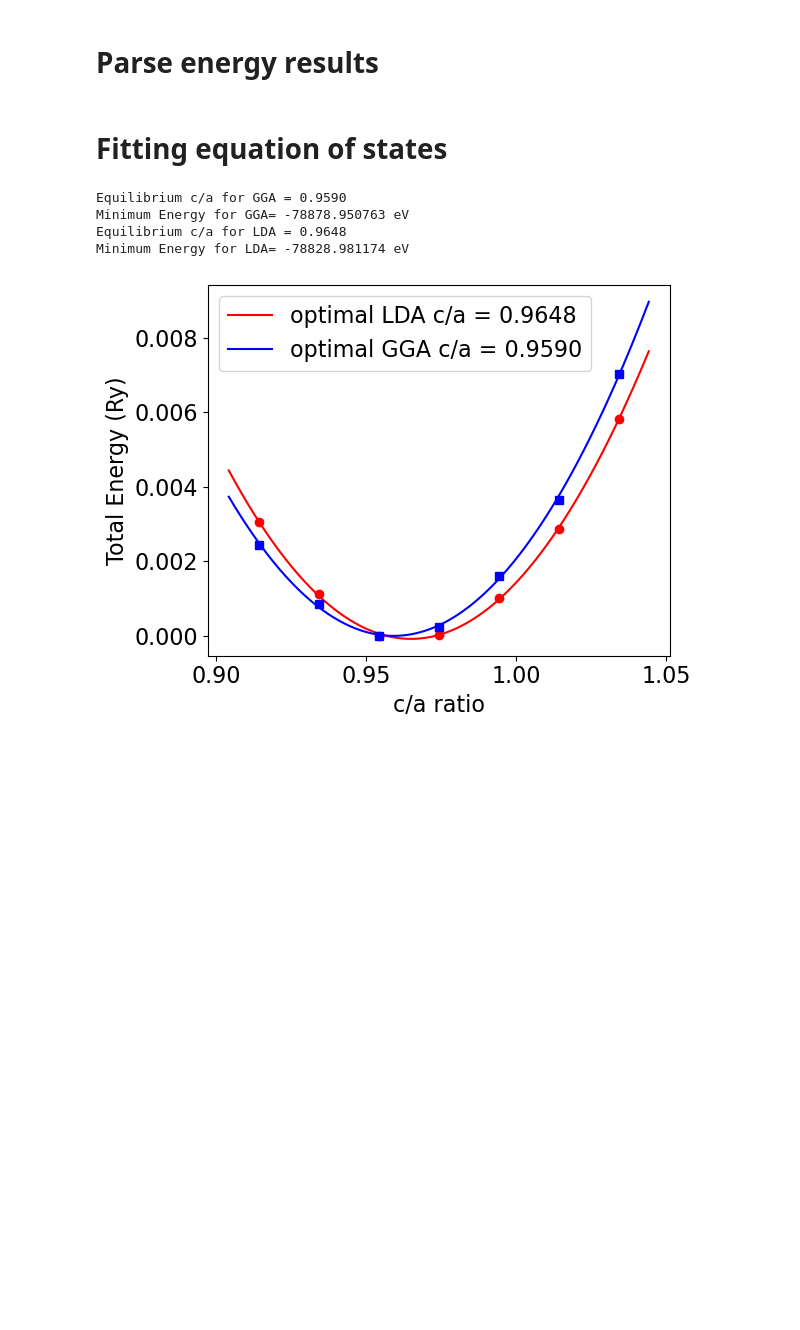
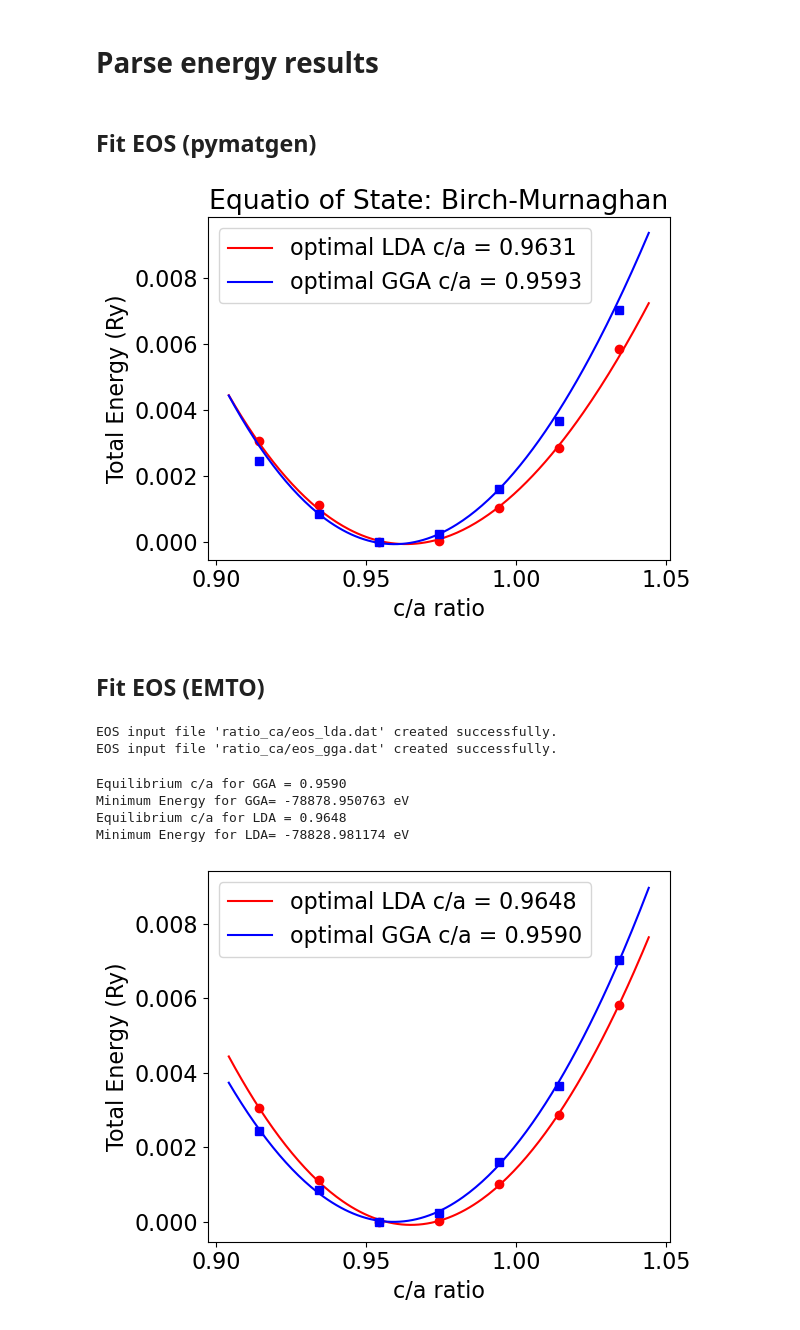
Before and after one commit to pcostacarvalho/EMTO_input_automation, a Jupyter notebook: testing/codes_for_opt/optimization.ipynb, the cells around one changed output. Saved outputs shown, nothing was run; the diff lists cells and outputs as text; code cells hidden in the pictures; blank space fills up the shorter version.

Commit message:
fetch data codes

```diff
--- a/testing/codes_for_opt/optimization.ipynb
+++ b/testing/codes_for_opt/optimization.ipynb
@@ -428,7 +118,7 @@ energies_lda = []
 energies_gga = []
 
 for i in ratios:
-    out = read_file(f"{i:.2f}/fcd/fept_{i:.2f}.prn")
+    out = read_file(f"ratio_ca/fcd/fept_{i:.2f}.prn")
 
     for line in out:
         if "TOT-LDA" in line:
@@ -436,6 +126,59 @@ for i in ratios:
 
         if "TOT-GGA" in line:
             energies_gga.append(float(line.split()[1]))
-# %% [markdown]
-# Fitting equation of states
+# %% [markdown]
+## Fit EOS (pymatgen)
+# %%
+from pymatgen.analysis.eos import EOS
+
+
+eos = EOS(eos_name='birch_murnaghan')
+eos_fit_lda = eos.fit(ratios, energies_lda)
+eos_fit_gga = eos.fit(ratios, energies_gga)
+
+# print("V0 =", eos_fit.v0)
+# print("B0 =", eos_fit.b0)
+# print("B1 =", eos_fit.b1)
+# print("E0 =", eos_fit.e0)
+
+# Plot
+xfit = np.linspace(ratios.min() - 0.01, ratios.max() + 0.01, 200)
+
+e_fit_lda = eos_fit_lda.func(xfit)
+e_fit_gga = eos_fit_gga.func(xfit)
+
+plt.plot(ratios, np.array(energies_lda)-min(energies_lda), 'or')
+plt.plot(xfit, e_fit_lda - min(energies_lda), '-r', label='optimal LDA c/a = {:.4f}'.format(eos_fit_lda.v0))
+plt.plot(ratios, np.array(energies_gga)-min(energies_gga), 'sb')
+plt.plot(xfit, e_fit_gga - min(energies_gga), '-b', label='optimal GGA c/a = {:.4f}'.format(eos_fit_gga.v0))
+
+plt.xlabel('c/a ratio')
+plt.ylabel('Total Energy (Ry)')
+plt.legend()
+plt.title('Equatio of State: Birch-Murnaghan')
+plt.tight_layout()
+plt.show()
+# %% [output]
+[figure, added]
+# %% [markdown]
+## Fit EOS (EMTO)
+# %%
+create_eos_input(
+    filename="ratio_ca/eos_lda.dat",
+    job_name="eos_lda",
+    comment="Fe, bcc, D = 2.66, PBE-LDA, EMTO-FCD, no Ew.",
+    R_or_V_data=list(ratios),
+    Energy_data=list(energies_lda)
+)
+
+create_eos_input(
+    filename="ratio_ca/eos_gga.dat",
+    job_name="eos_gga",
+    comment="Fe, bcc, D = 2.66, PBE-LDA, EMTO-FCD, no Ew.",
+    R_or_V_data=list(ratios),
+    Energy_data=list(energies_gga)
+)
+# %% [output]
+EOS input file 'ratio_ca/eos_lda.dat' created successfully.
+EOS input file 'ratio_ca/eos_gga.dat' created successfully.
 # %%
```
Also changed, not shown: parts of 16 cells of this notebook.
